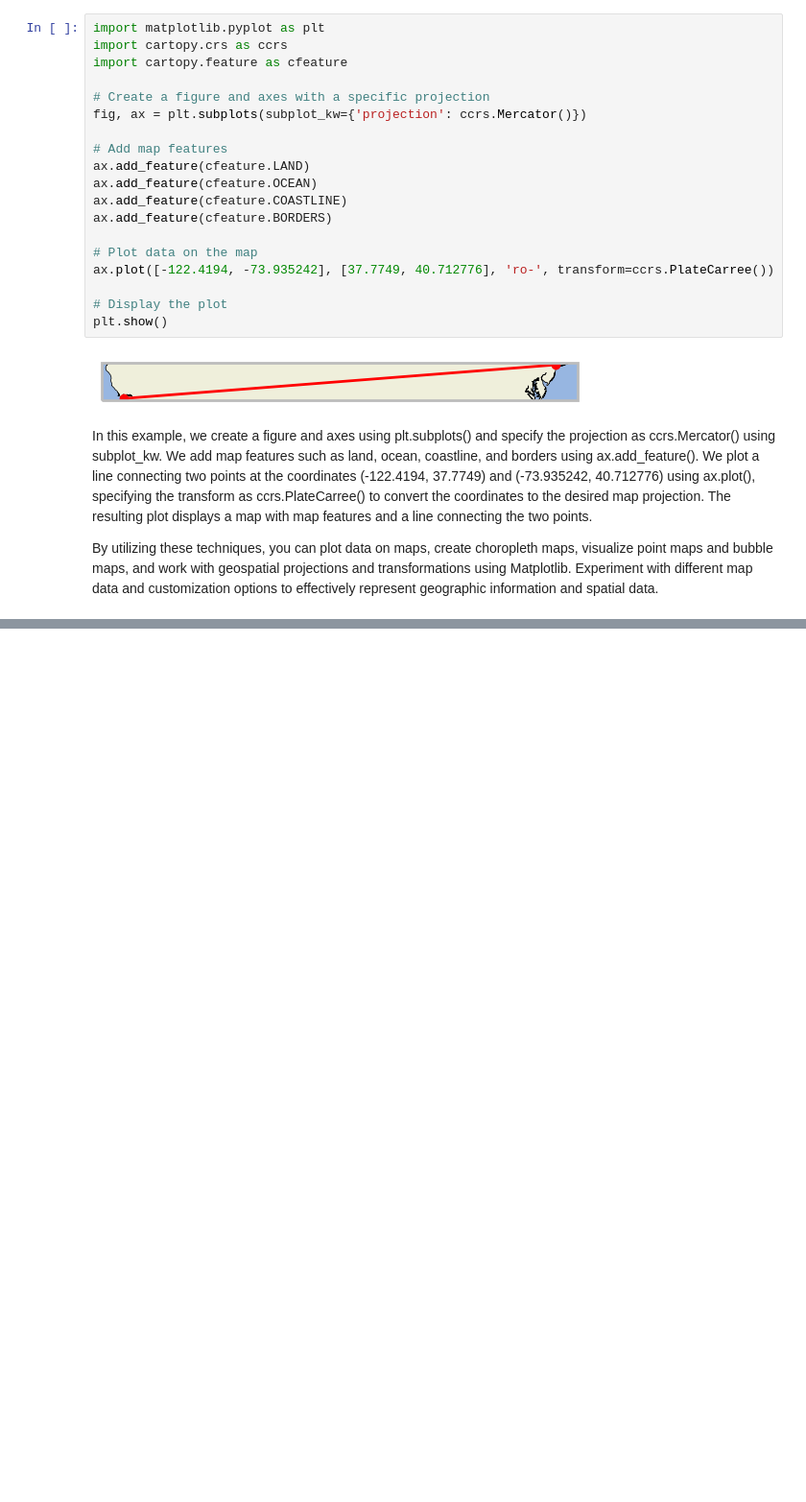
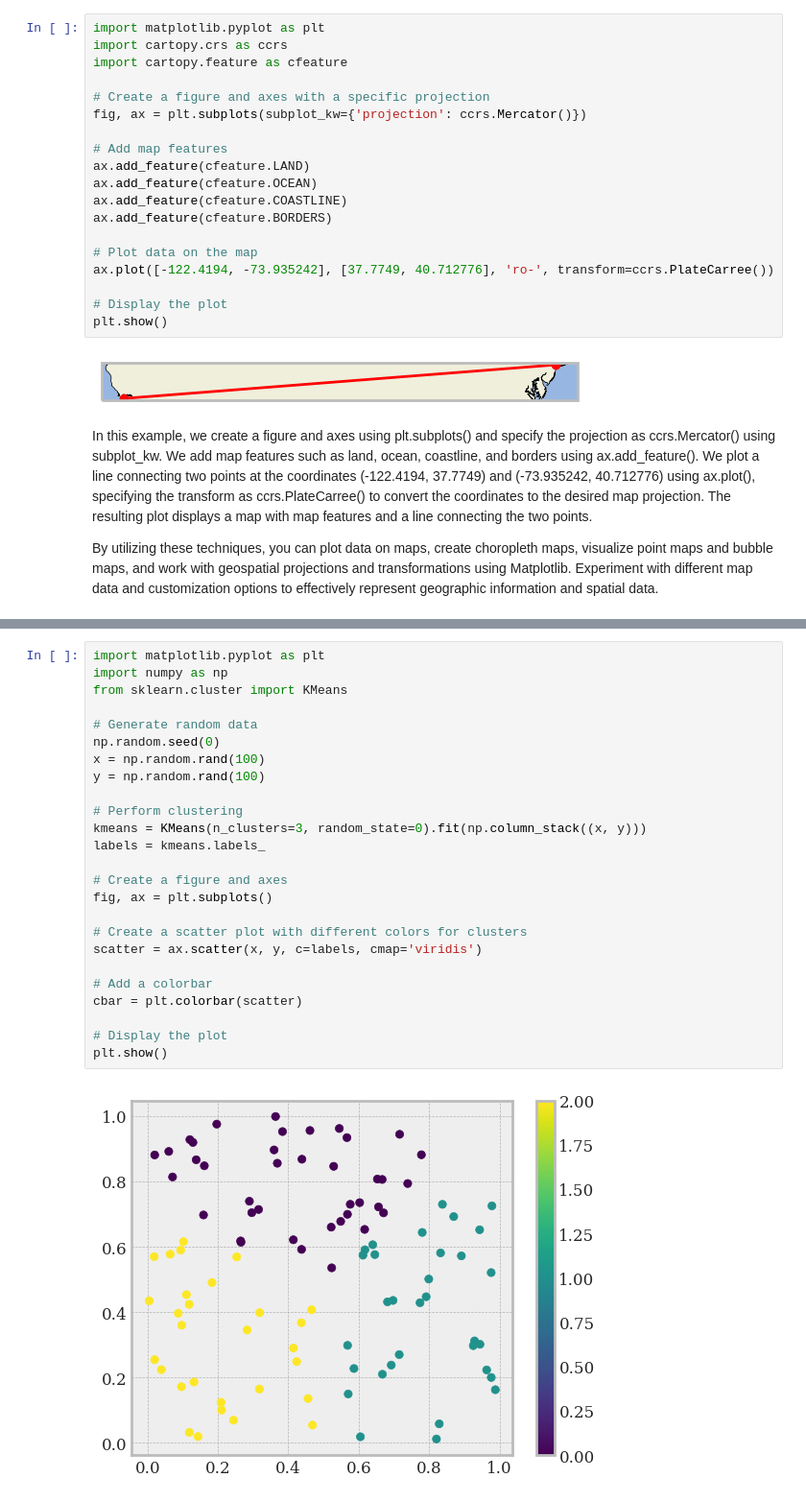
Before and after one commit to MlvPrasadOfficial/kaggle_notebooks, a Jupyter notebook: matplotlib-in-depth-course-2023for-indian-kaggler.ipynb, the cells around one changed output, grey strips where cells are left out. Shown at 96% size. Cells and saved outputs as stored; diff of their text form; blank space fills up the shorter version.

Commit message:
Kaggle Notebook | MATPLOTLIB💫IN-DEPTH COURSE 2023for Indian Kaggler | Version 7

```diff
--- a/matplotlib-in-depth-course-2023for-indian-kaggler.ipynb
+++ b/matplotlib-in-depth-course-2023for-indian-kaggler.ipynb
@@ -3326,0 +3379,27 @@ By utilizing these techniques, you can plot data on maps, create choropleth maps
+# %%
+import matplotlib.pyplot as plt
+import numpy as np
+from sklearn.cluster import KMeans
+
+# Generate random data
+np.random.seed(0)
+x = np.random.rand(100)
+y = np.random.rand(100)
+
+# Perform clustering
+kmeans = KMeans(n_clusters=3, random_state=0).fit(np.column_stack((x, y)))
+labels = kmeans.labels_
+
+# Create a figure and axes
+fig, ax = plt.subplots()
+
+# Create a scatter plot with different colors for clusters
+scatter = ax.scatter(x, y, c=labels, cmap='viridis')
+
+# Add a colorbar
+cbar = plt.colorbar(scatter)
+
+# Display the plot
+plt.show()
+# %% [output]
+[figure, added]
```
Also changed, not shown: parts of 39 cells of this notebook.
